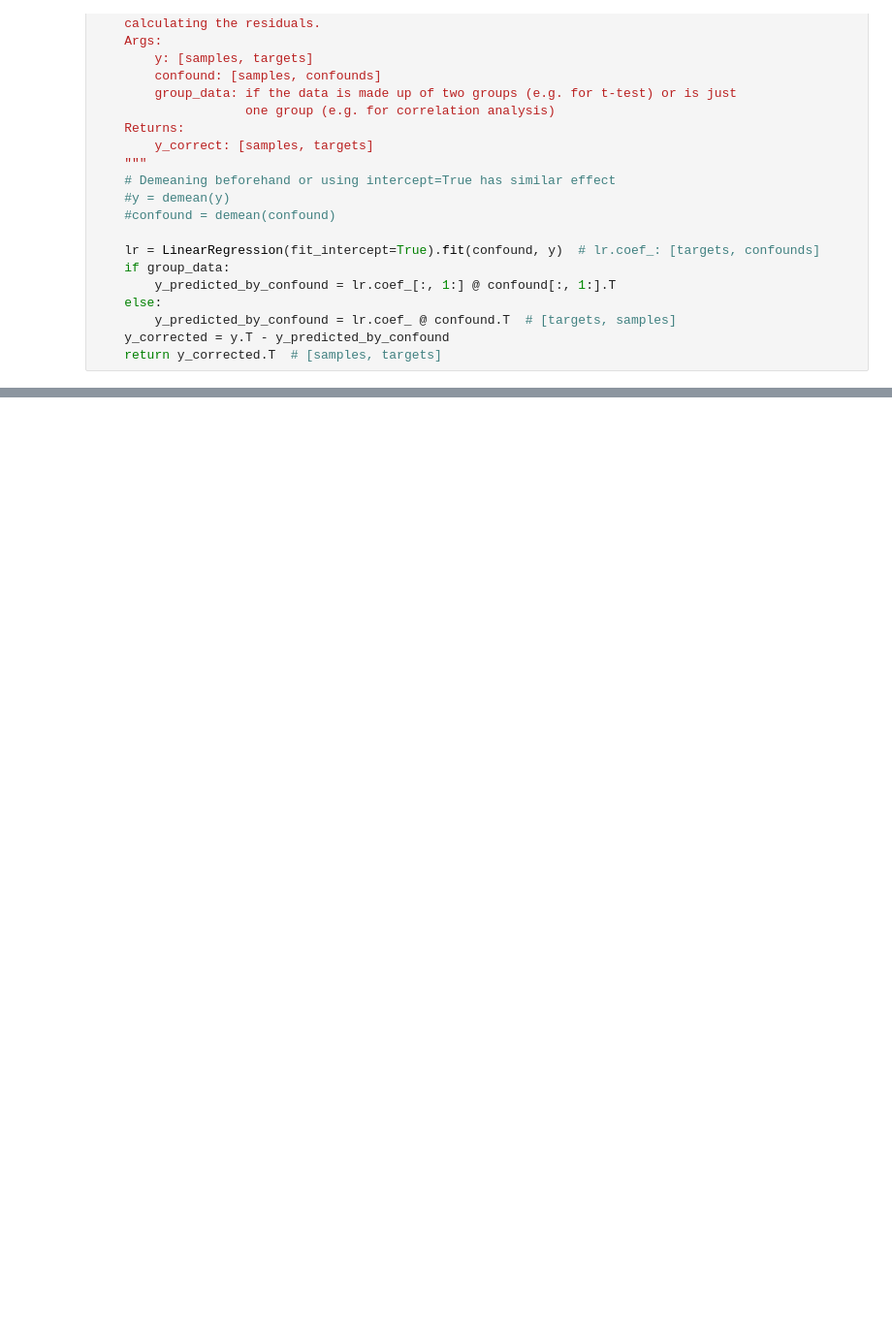
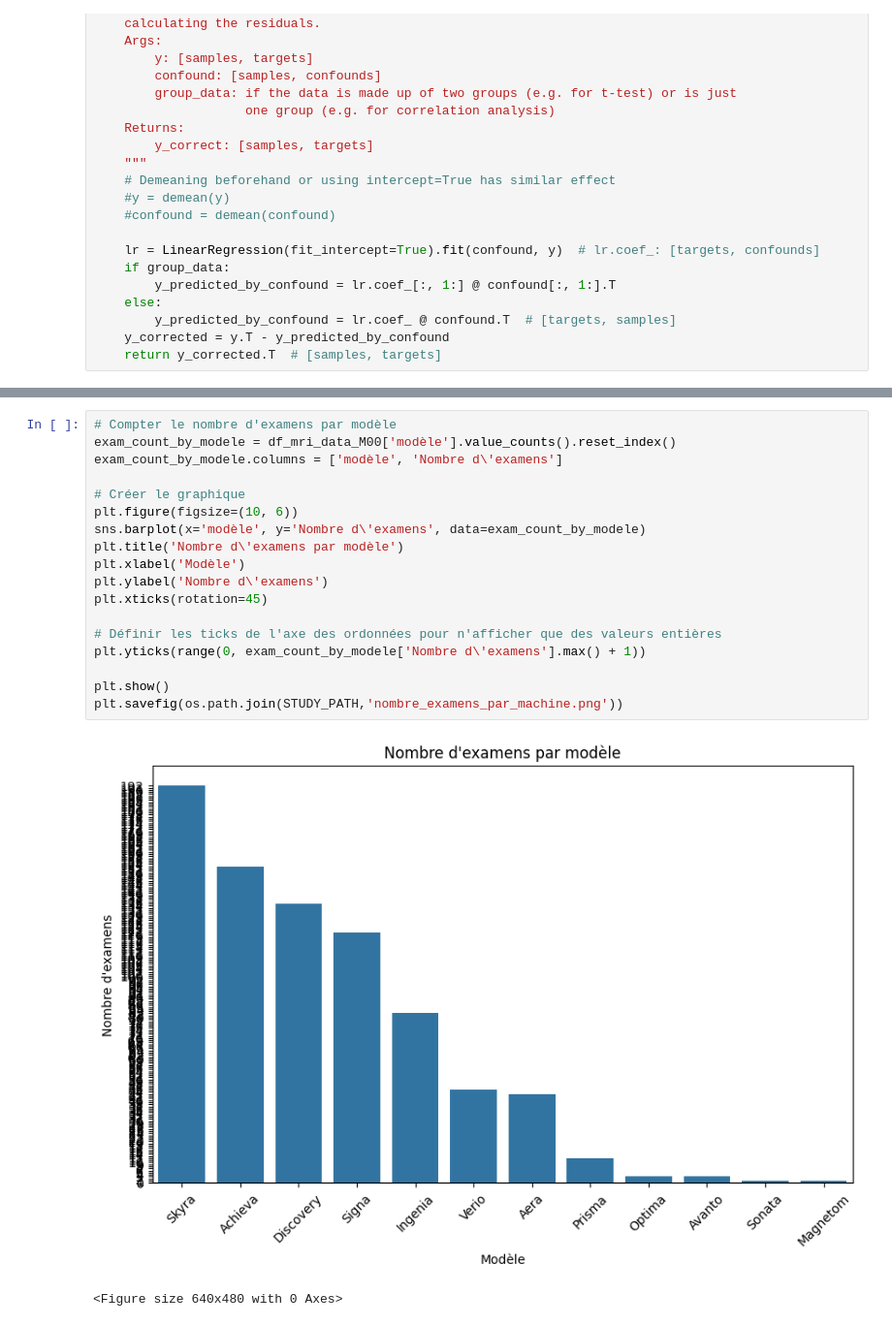
Before and after one commit to RomainViardLille/LiiFE, a Jupyter notebook: Predistim_Library.ipynb, the cells around one changed output, grey strips where cells are left out. Shown at 97% size. Cells and saved outputs as stored; diff of their text form; blank space fills up the shorter version.

```diff
--- a/Predistim_Library.ipynb
+++ b/Predistim_Library.ipynb
@@ -112,0 +193,21 @@ def unconfound(y, confound, group_data=False):
+# %%
+# Compter le nombre d'examens par modèle
+exam_count_by_modele = df_mri_data_M00['modèle'].value_counts().reset_index()
+exam_count_by_modele.columns = ['modèle', 'Nombre d\'examens']
+
+# Créer le graphique
+plt.figure(figsize=(10, 6))
+sns.barplot(x='modèle', y='Nombre d\'examens', data=exam_count_by_modele)
+plt.title('Nombre d\'examens par modèle')
+plt.xlabel('Modèle')
+plt.ylabel('Nombre d\'examens')
+plt.xticks(rotation=45)
+
+# Définir les ticks de l'axe des ordonnées pour n'afficher que des valeurs entières
+plt.yticks(range(0, exam_count_by_modele['Nombre d\'examens'].max() + 1))
+
+plt.show()
+plt.savefig(os.path.join(STUDY_PATH,'nombre_examens_par_machine.png'))
+# %% [output]
+[figure, added]
+<Figure size 640x480 with 0 Axes>
```
Also changed, not shown: parts of 8 cells of this notebook, 6 other files.
